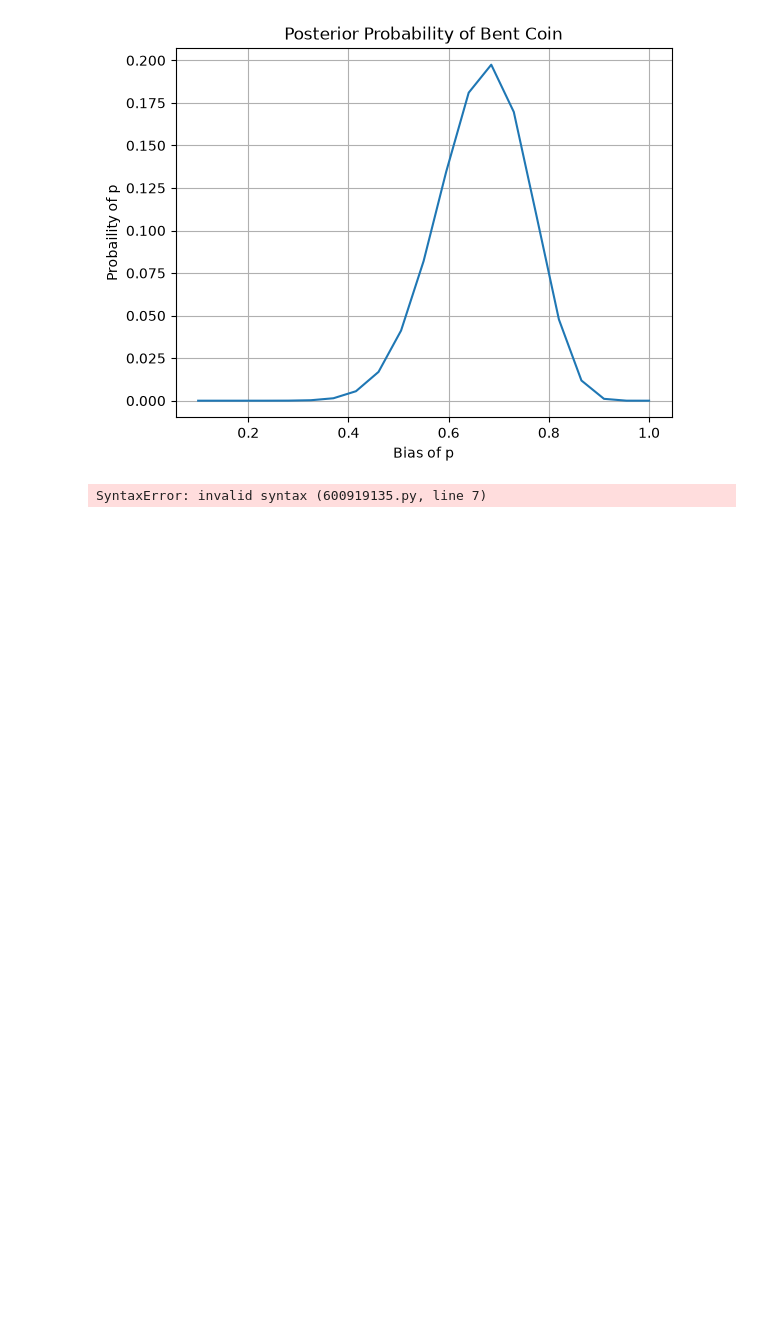
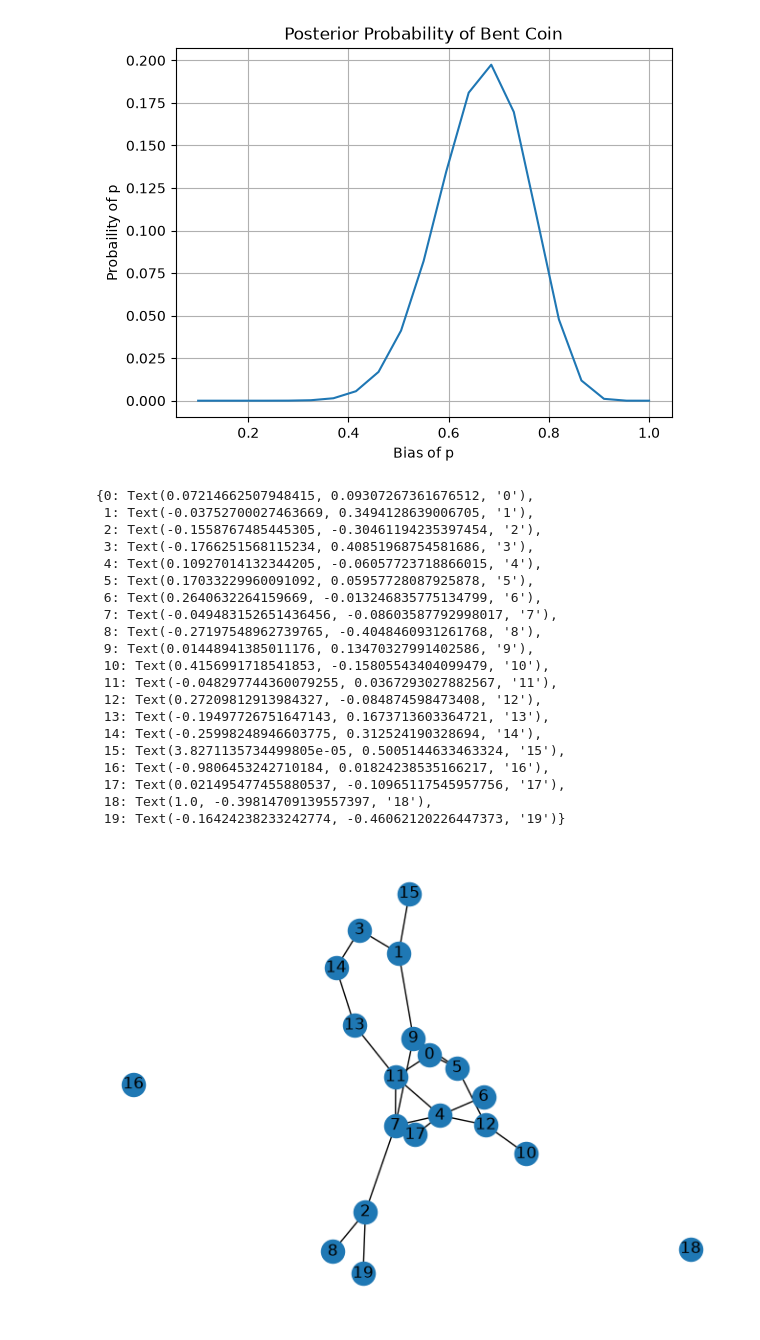
Before and after one commit to ryanotieno/belief-propagation-error, a Jupyter notebook: notebooks/practice.ipynb, the cells around one changed output. Saved outputs shown, nothing was run; the diff lists cells and outputs as text; code cells hidden in the pictures; blank space fills up the shorter version.

```diff
--- a/notebooks/practice.ipynb
+++ b/notebooks/practice.ipynb
@@ -387,16 +387,36 @@ import networkx as nx
 import jax
 import jax.numpy as jnp
 # %%
-N = 12 #no. of nodes
-p = 0.2 #ocu
+N = 20 #no. of nodes
+p = 0.1 #ocu
 G = nx.erdos_renyi_graph(N, p)
 A = nx.to_numpy_array(G)
 pos = nx.spring_layout(G)
 labels = {node: str(node) for node in G.nodes()}
 nx.draw(G, pos)
 nx.draw_networkx_labels(G, pos, labels)
 # %% [output]
-SyntaxError: invalid syntax (600919135.py, line 7)
+{0: Text(0.07214662507948415, 0.09307267361676512, '0'),
+ 1: Text(-0.03752700027463669, 0.3494128639006705, '1'),
+ 2: Text(-0.1558767485445305, -0.30461194235397454, '2'),
+ 3: Text(-0.1766251568115234, 0.40851968754581686, '3'),
+ 4: Text(0.10927014132344205, -0.06057723718866015, '4'),
+ 5: Text(0.17033229960091092, 0.05957728087925878, '5'),
+ 6: Text(0.2640632264159669, -0.013246835775134799, '6'),
+ 7: Text(-0.049483152651436456, -0.08603587792998017, '7'),
+ 8: Text(-0.27197548962739765, -0.4048460931261768, '8'),
+ 9: Text(0.01448941385011176, 0.13470327991402586, '9'),
+ 10: Text(0.4156991718541853, -0.15805543404099479, '10'),
+ 11: Text(-0.048297744360079255, 0.0367293027882567, '11'),
+ 12: Text(0.27209812913984327, -0.084874598473408, '12'),
+ 13: Text(-0.19497726751647143, 0.1673713603364721, '13'),
+ 14: Text(-0.25998248946603775, 0.312524190328694, '14'),
+ 15: Text(3.8271135734499805e-05, 0.5005144633463324, '15'),
+ 16: Text(-0.9806453242710184, 0.01824238535166217, '16'),
+ 17: Text(0.021495477455880537, -0.10965117545957756, '17'),
+ 18: Text(1.0, -0.39814709139557397, '18'),
+ 19: Text(-0.16424238233242774, -0.46062120226447373, '19')}
+[figure, added]
 # %%
 from bp_error.bayes import message_passing
 
```
Also changed, not shown: parts of 1 cell of this notebook, 1 other file.
